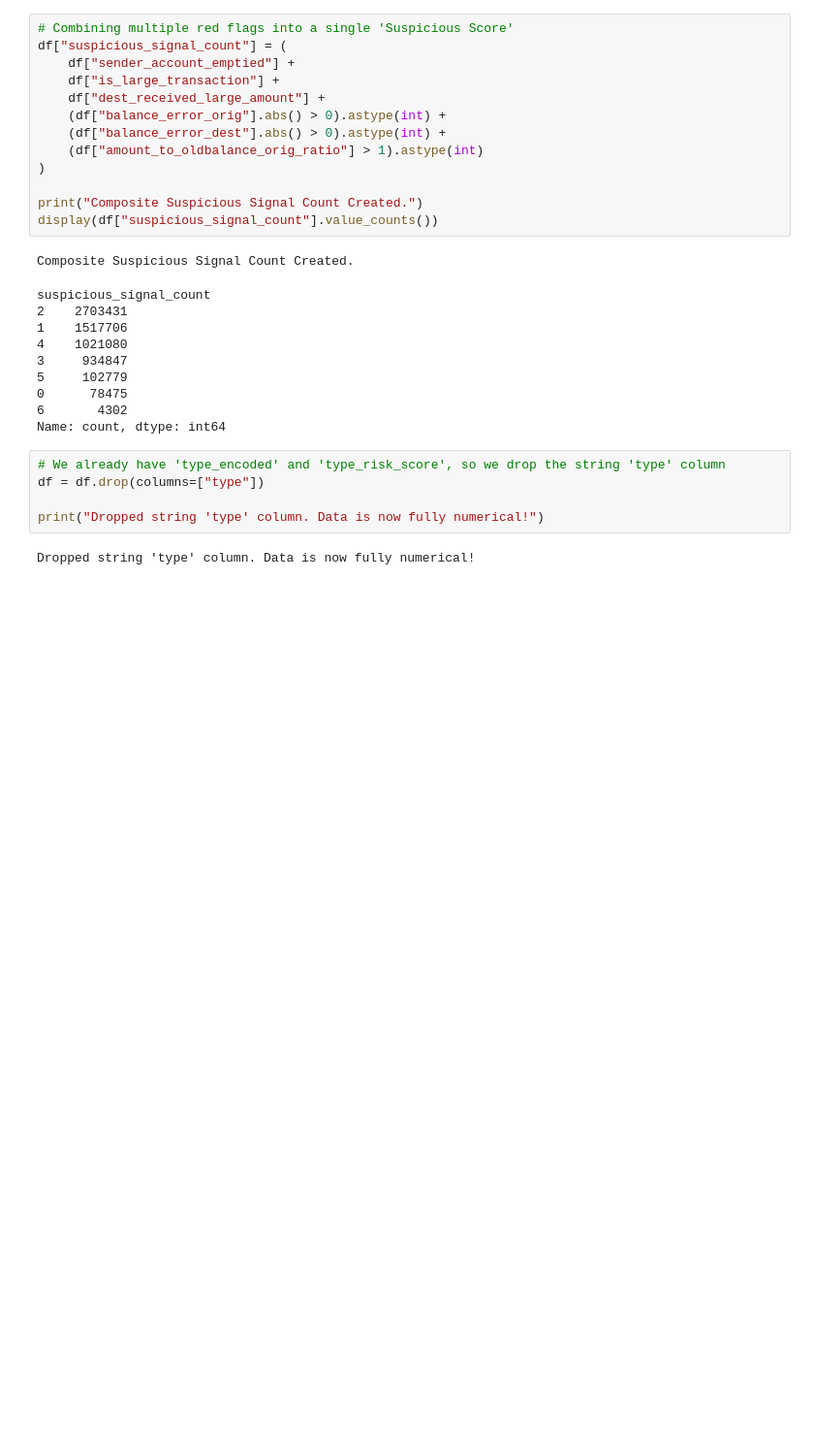
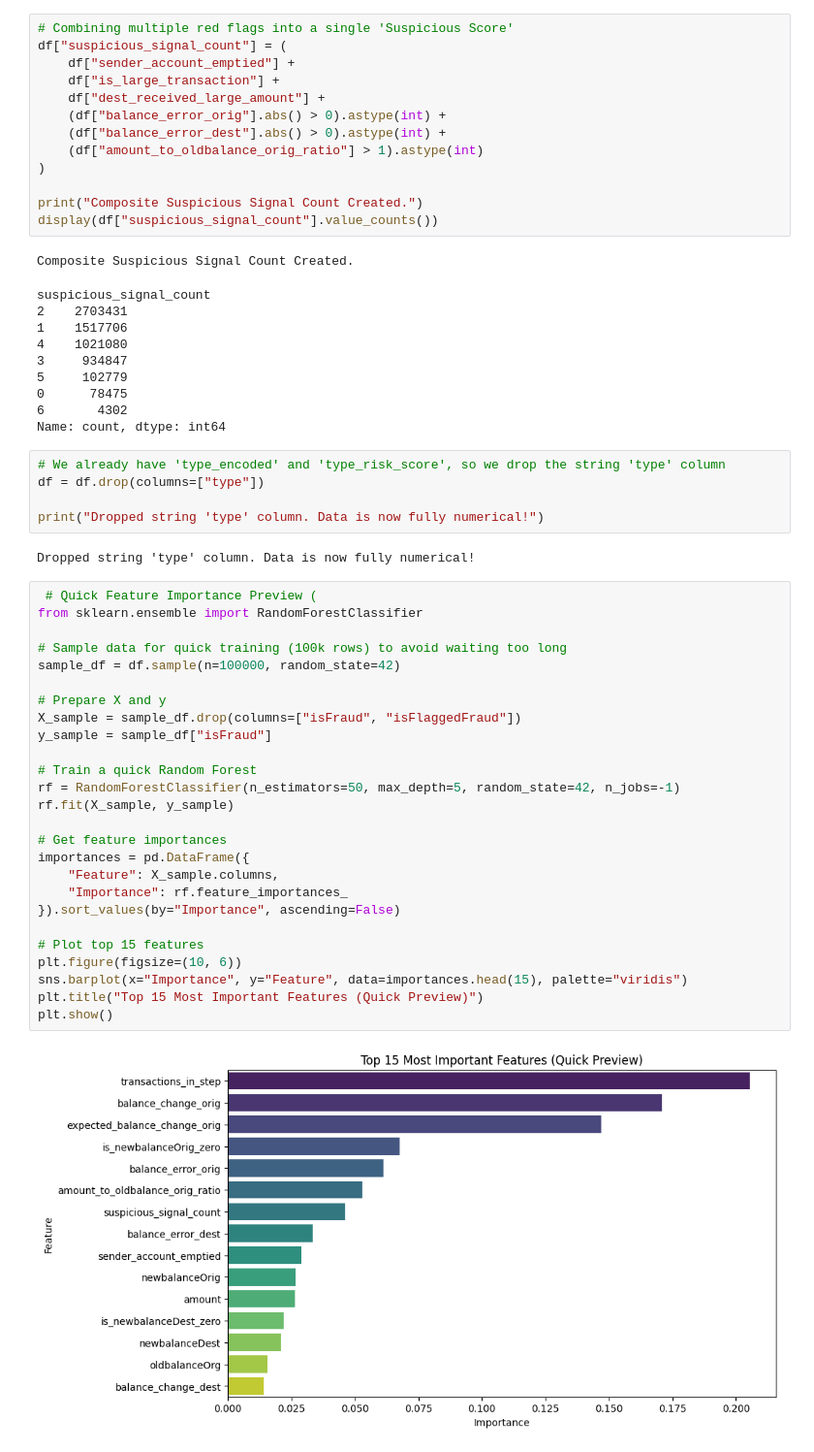
Before and after one commit to prince3235/Transaction-Fraud-Intelligence, a Jupyter notebook: notebooks/04_feature_engineering.ipynb, the cells around one changed output. Shown at 97% size. Cells and saved outputs as stored; diff of their text form; blank space fills up the shorter version.

Commit message:
Completed: Data Preprocessing and Advanced Feature Engineering

```diff
--- a/notebooks/04_feature_engineering.ipynb
+++ b/notebooks/04_feature_engineering.ipynb
@@ -152,3 +152,31 @@ df = df.drop(columns=["type"])
 print("Dropped string 'type' column. Data is now fully numerical!")
 # %% [output]
 Dropped string 'type' column. Data is now fully numerical!
+# %%
+ # Quick Feature Importance Preview (
+from sklearn.ensemble import RandomForestClassifier
+
+# Sample data for quick training (100k rows) to avoid waiting too long
+sample_df = df.sample(n=100000, random_state=42)
+
+# Prepare X and y
+X_sample = sample_df.drop(columns=["isFraud", "isFlaggedFraud"])
+y_sample = sample_df["isFraud"]
+
+# Train a quick Random Forest
+rf = RandomForestClassifier(n_estimators=50, max_depth=5, random_state=42, n_jobs=-1)
+rf.fit(X_sample, y_sample)
+
+# Get feature importances
+importances = pd.DataFrame({
+    "Feature": X_sample.columns,
+    "Importance": rf.feature_importances_
+}).sort_values(by="Importance", ascending=False)
+
+# Plot top 15 features
+plt.figure(figsize=(10, 6))
+sns.barplot(x="Importance", y="Feature", data=importances.head(15), palette="viridis")
+plt.title("Top 15 Most Important Features (Quick Preview)")
+plt.show()
+# %% [output]
+[figure, added]
```
Also changed, not shown: parts of 2 cells of this notebook.
